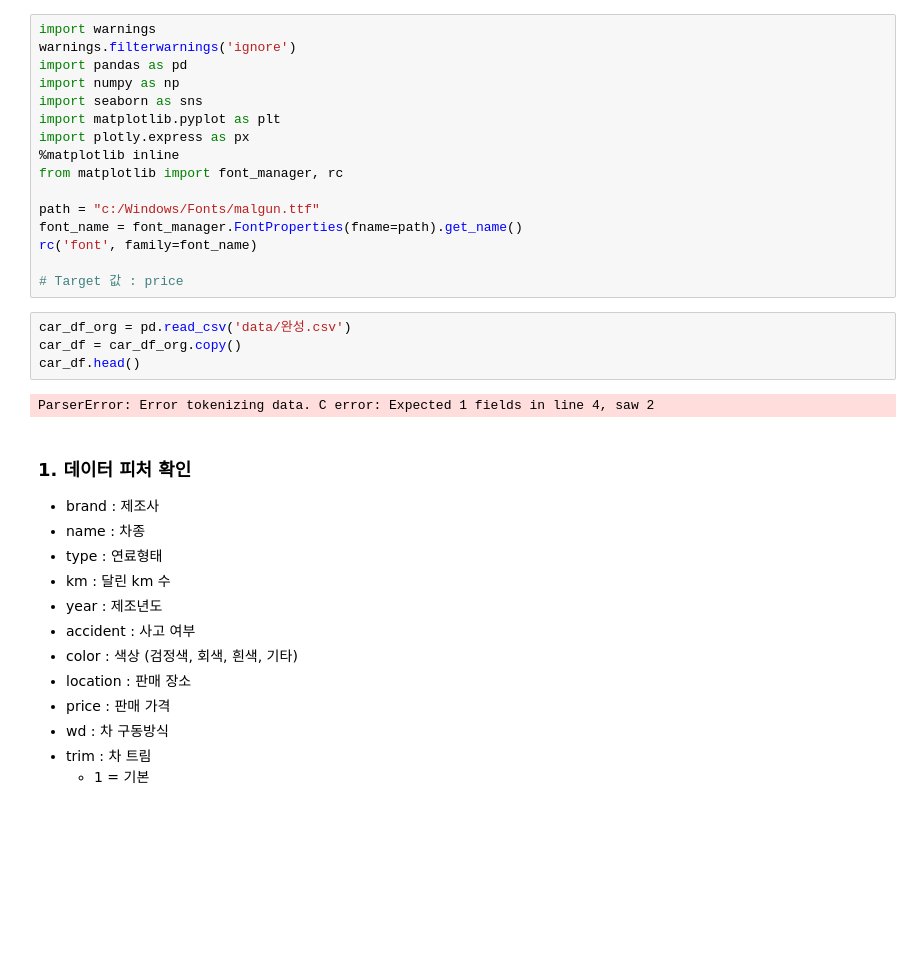
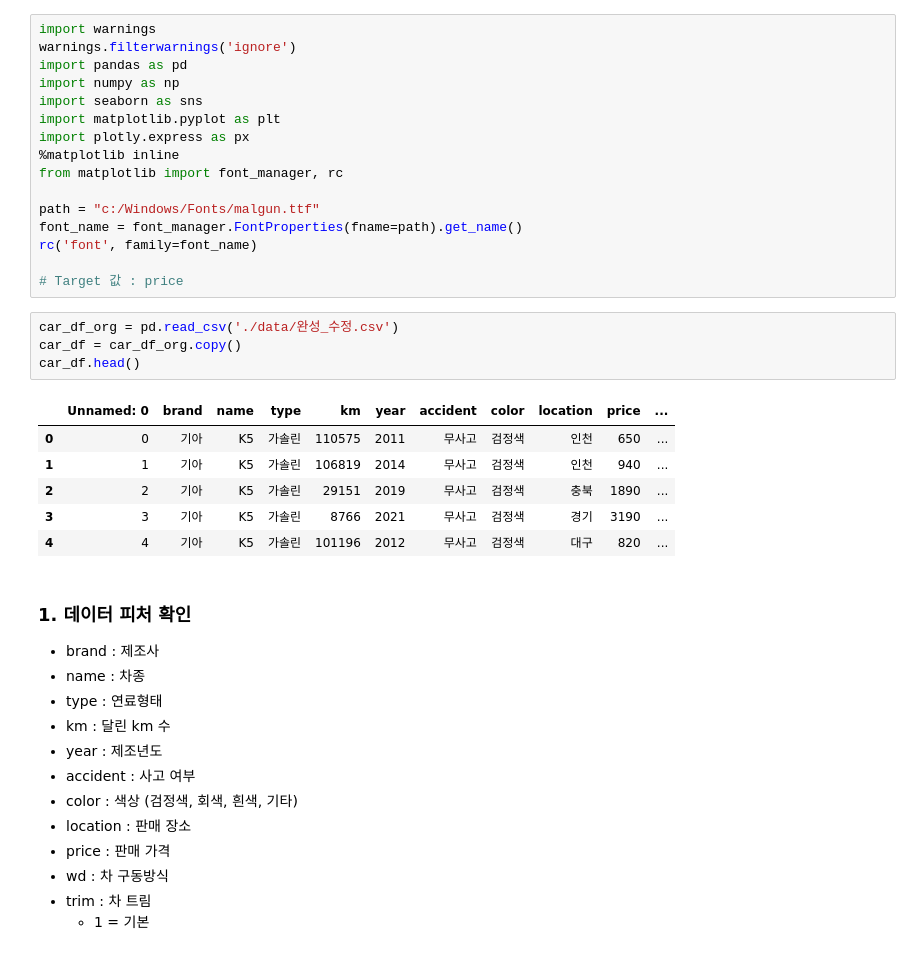
Before and after one commit to Ahn-seongjun/Fin_project_6, a Jupyter notebook: 중고차 가격 예측 전처리 및 EDA.ipynb, the cells around one changed output. Cells and saved outputs as stored; diff of their text form; blank space fills up the shorter version.

```diff
--- a/중고차 가격 예측 전처리 및 EDA.ipynb
+++ b/중고차 가격 예측 전처리 및 EDA.ipynb
@@ -25,11 +62,16 @@ rc('font', family=font_name)
 
 # Target 값 : price
 # %%
-car_df_org = pd.read_csv('data/완성.csv')
+car_df_org = pd.read_csv('./data/완성_수정.csv')
 car_df = car_df_org.copy()
 car_df.head()
 # %% [output]
-ParserError: Error tokenizing data. C error: Expected 1 fields in line 4, saw 2
+|  | Unnamed: 0 | brand | name | type | km | year | accident | color | location | price | ... |
+| 0 | 0 | 기아 | K5 | 가솔린 | 110575 | 2011 | 무사고 | 검정색 | 인천 | 650 | ... |
+| 1 | 1 | 기아 | K5 | 가솔린 | 106819 | 2014 | 무사고 | 검정색 | 인천 | 940 | ... |
+| 2 | 2 | 기아 | K5 | 가솔린 | 29151 | 2019 | 무사고 | 검정색 | 충북 | 1890 | ... |
+| 3 | 3 | 기아 | K5 | 가솔린 | 8766 | 2021 | 무사고 | 검정색 | 경기 | 3190 | ... |
+| 4 | 4 | 기아 | K5 | 가솔린 | 101196 | 2012 | 무사고 | 검정색 | 대구 | 820 | ... |
 # %% [markdown]
 ### 1. 데이터 피처 확인
 
```
Also changed, not shown: parts of 22 cells of this notebook, 11 other files.
